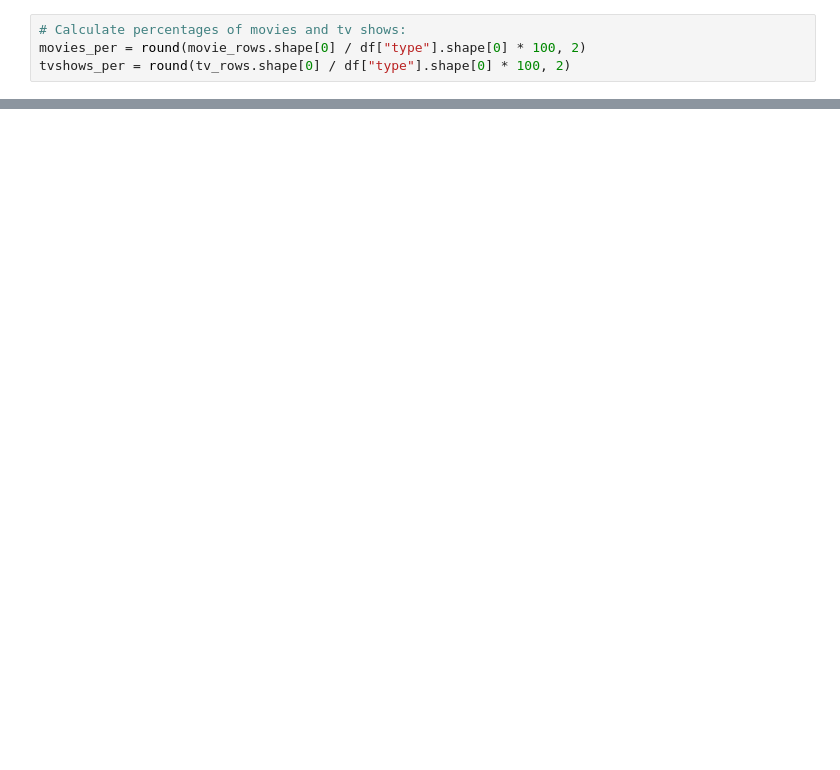
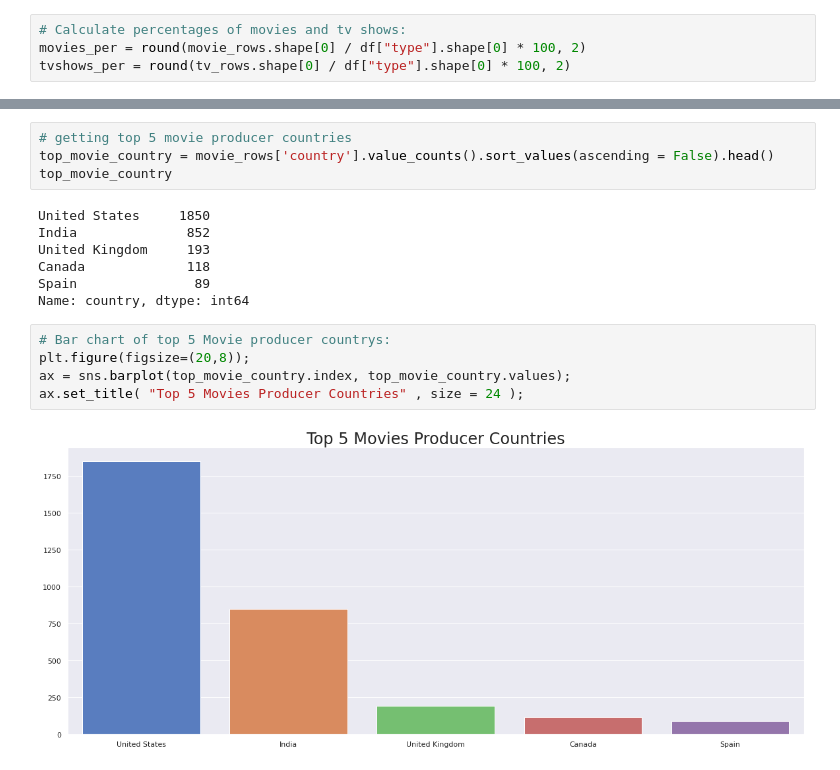
Before and after one commit to vivek16pawar/Netflix-Recomendation-System, a Jupyter notebook: NETFLIX_MOVIES_AND_TV_SHOWS_CLUSTERING.ipynb, the cells around one changed output, grey strips where cells are left out. Drawn from its saved outputs; the diff is of its cells as text; blank space fills up the shorter version.

```diff
--- a/NETFLIX_MOVIES_AND_TV_SHOWS_CLUSTERING.ipynb
+++ b/NETFLIX_MOVIES_AND_TV_SHOWS_CLUSTERING.ipynb
@@ -259,0 +317,18 @@ sns.barplot(top5_producer_countrys.index, top5_producer_countrys.values);
+# %%
+# getting top 5 movie producer countries
+top_movie_country = movie_rows['country'].value_counts().sort_values(ascending = False).head()
+top_movie_country
+# %% [output]
+United States     1850
+India              852
+United Kingdom     193
+Canada             118
+Spain               89
+Name: country, dtype: int64
+# %%
+# Bar chart of top 5 Movie producer countrys:
+plt.figure(figsize=(20,8));
+ax = sns.barplot(top_movie_country.index, top_movie_country.values);
+ax.set_title( "Top 5 Movies Producer Countries" , size = 24 );
+# %% [output]
+[figure, added]
```
Also changed, not shown: parts of 57 cells of this notebook.
